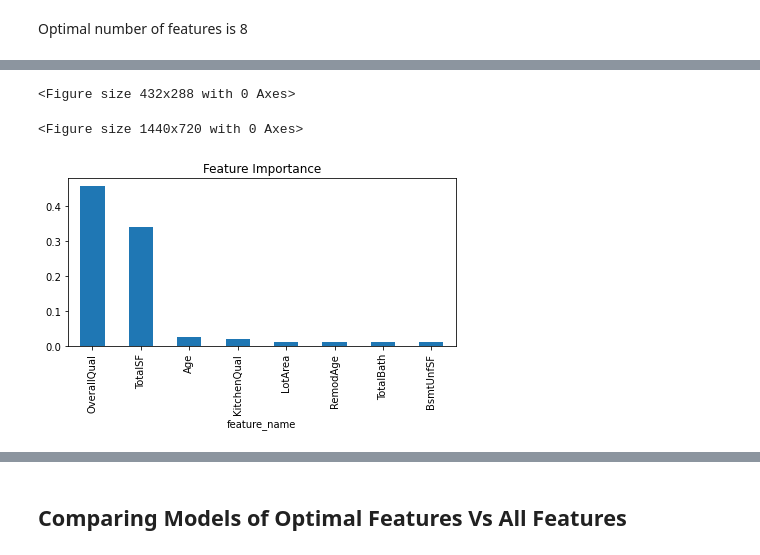
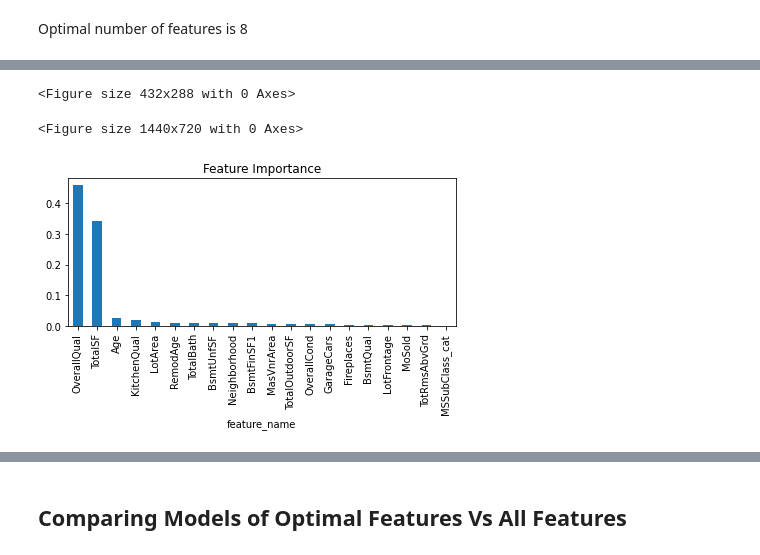
Before and after one commit to jasonphillip/Ames_Housing_ML_Project, a Jupyter notebook: models/Random_forest_model.ipynb, the cells around one changed output, grey strips where cells are left out. Cells and saved outputs as stored; diff of their text form; code cells hidden in the pictures.

Commit message:
creating extra visuals for presentations

```diff
--- a/models/Random_forest_model.ipynb
+++ b/models/Random_forest_model.ipynb
@@ -385,11 +385,11 @@ random_forest_model.fit(X_train, y_train)
 RandomForestRegressor(random_state=0)
 [interactive output not drawn]
 # %%
-plot_feature_importance(random_forest_model, X_train, n_features=8)
+plot_feature_importance(random_forest_model, X_train, n_features=20)
 # %% [output]
 <Figure size 432x288 with 0 Axes>
 <Figure size 1440x720 with 0 Axes>
-[figure, old version]
+[figure, new version]
 [interactive output not drawn]
 # %% [markdown]
 ## Comparing Models of Optimal Features Vs All Features
```
Also changed, not shown: parts of 20 cells of this notebook, 1 other file.
